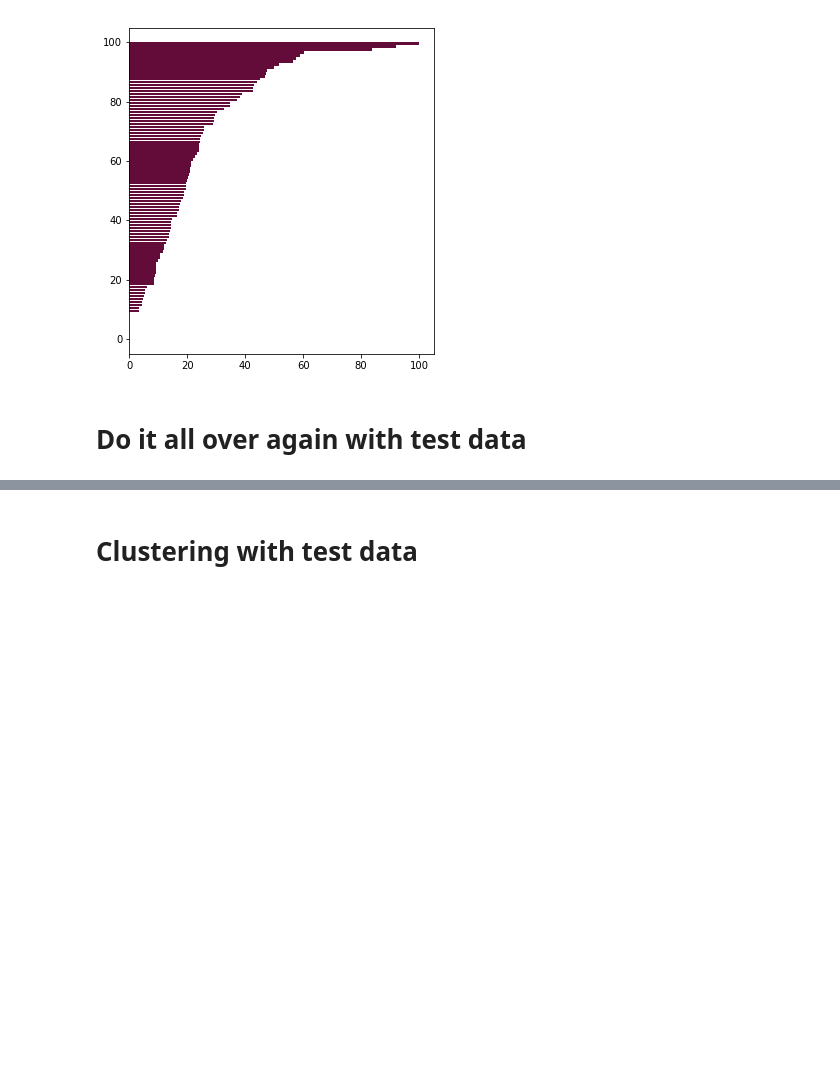
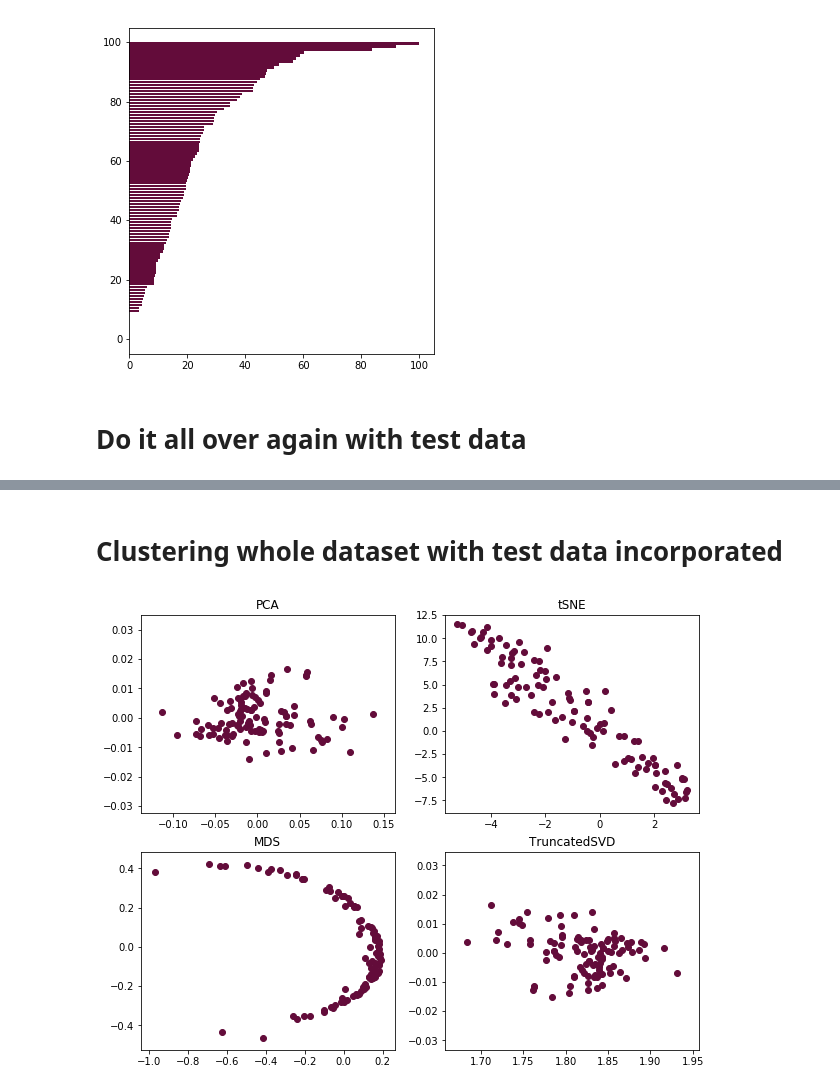
Before and after one commit to Schmidt8181/Allreciepes_NLP, a Jupyter notebook: All_Recipes_NLP.ipynb, the cells around one changed output, grey strips where cells are left out. Saved outputs shown, nothing was run; the diff lists cells and outputs as text; code cells hidden in the pictures; blank space fills up the shorter version.

Commit message:
supervised learning for test set

```diff
--- a/All_Recipes_NLP.ipynb
+++ b/All_Recipes_NLP.ipynb
@@ -738,45 +761,59 @@ X2 = model_w_test[model_w_test.wv.vocab]
+# %%
+updated_vectors = raw_recipe_data.FullInstruction.apply(lambda x: avg_sentence_vector(x.split(),
+                                                                                      word_vectors,
+                                                                                      num_features = 100,
+                                                                                      index2word_set = stoplist))
+# %%
+vector_df2 = pd.DataFrame(data=list(updated_vectors))
+# %%
+vector_df2['Author'] = raw_recipe_data['Author']
+
+new_FI_X = vector_df2.loc[:, vector_df2.columns != 'Author']
+new_FI_y = vector_df2['Author']
 # %%
-# reduce dimentionality
+# reduce dimentionality for visualizing
 pca = PCA(n_components=2)
-pca_data2 = pca.fit_transform(X2)
+pca_data2 = pca.fit_transform(new_FI_X)
 
 tsne = manifold.TSNE(n_components=2, init='pca', perplexity=30, random_state=0)
-tsne_data2 = tsne.fit_transform(X2)
+tsne_data2 = tsne.fit_transform(new_FI_X)
 
 mds = manifold.MDS(2, max_iter=200, n_init=1)
-distances = dist.pairwise(X2)
+distances = dist.pairwise(new_FI_X)
 mds_data2 = mds.fit_transform(distances)
 
 t_svd = TruncatedSVD(n_components=2)
-t_svd_data2 = t_svd.fit_transform(X2)
+t_svd_data2 = t_svd.fit_transform(new_FI_X)
 # %% [markdown]
-# Clustering with test data
+# Clustering whole dataset with test data incorporated
 # %%
 # cluster DBSCAN
 tsvd_dbscan_pred = dbscan.fit_predict(t_svd_data2)
 tsne_dbscan_pred = dbscan.fit_predict(tsne_data2)
 dbscan_pca_pred = dbscan.fit_predict(pca_data2)
 dbscan_mds_pred = dbscan.fit_predict(mds_data2)
 grid_size = (2,2)
 
 
 plt.figure(figsize=(10,8))
 plt.subplot2grid(grid_size, (0,0))
-plt.scatter(pca_data[:, 0], pca_data[:,1], c = dbscan_pca_pred)
+plt.scatter(pca_data2[:, 0], pca_data2[:,1], cmap = dbscan_pca_pred)
 plt.title('PCA')
 
 plt.subplot2grid(grid_size, (0,1))
-plt.scatter(tsne_data[:, 0], tsne_data[:,1], c = tsne_dbscan_pred)
+plt.scatter(tsne_data2[:, 0], tsne_data2[:,1], cmap = tsne_dbscan_pred)
 plt.title('tSNE')
 
 plt.subplot2grid(grid_size, (1,1))
-plt.scatter(t_svd_data[:, 0], t_svd_data[:,1], c = tsvd_dbscan_pred)
+plt.scatter(t_svd_data2[:, 0], t_svd_data2[:,1], cmap = tsvd_dbscan_pred)
 plt.title('TruncatedSVD')
 
 plt.subplot2grid(grid_size, (1,0))
-plt.scatter(mds_data[:, 0], mds_data[:,1], c = dbscan_mds_pred)
+plt.scatter(mds_data2[:, 0], mds_data2[:,1], cmap = dbscan_mds_pred)
 plt.title('MDS')
 
 plt.show()
+# %% [output]
+[figure, added]
 # %%
 # Cluster Meanshift
```
Also changed, not shown: parts of 19 cells of this notebook.
